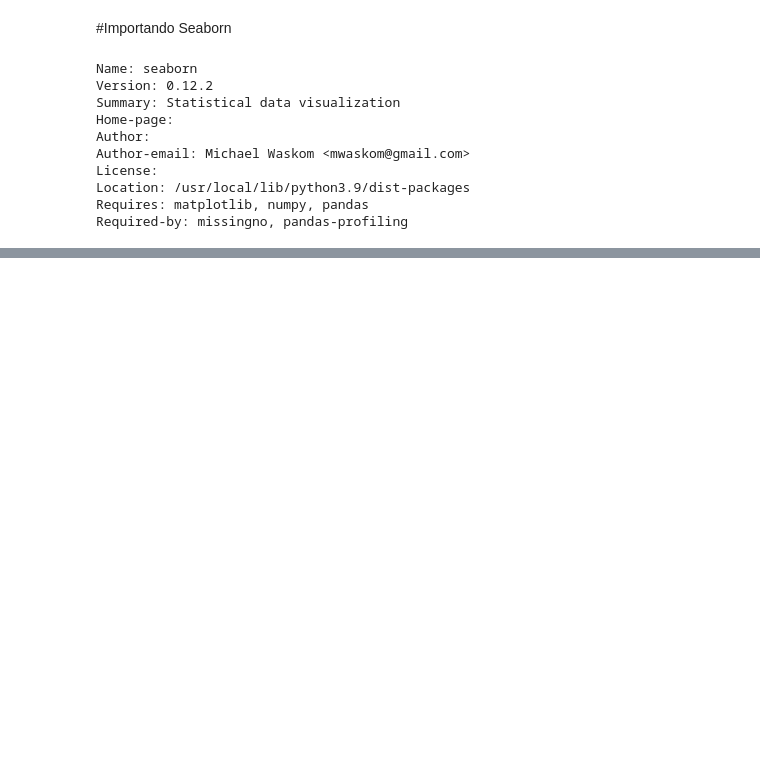
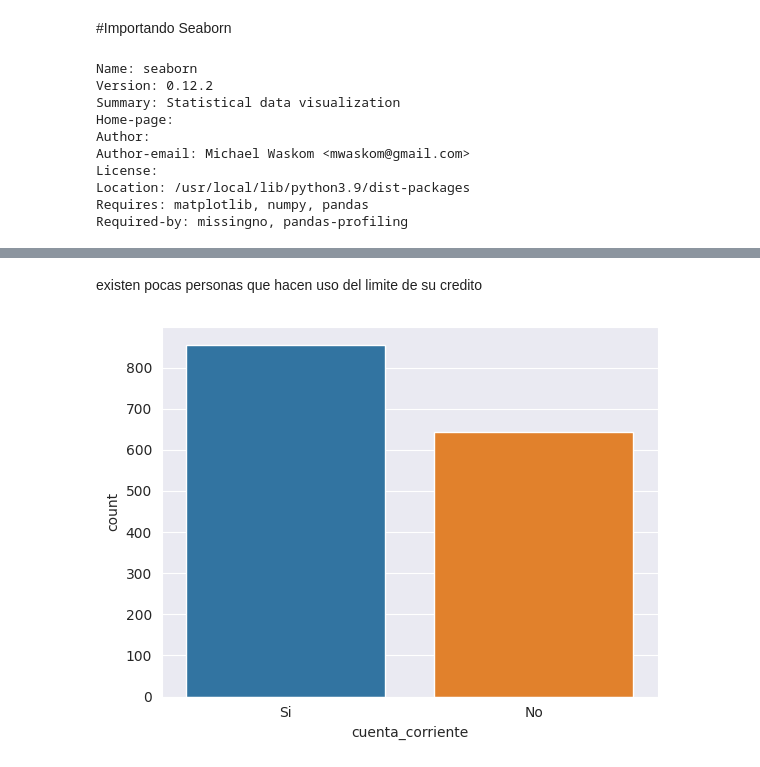
Before and after one commit to osdan97/Alura-Data_Visualization-Explorando-con-Seaborn, a Jupyter notebook: Aula_1.ipynb, the cells around one changed output, grey strips where cells are left out. Saved outputs shown, nothing was run; the diff lists cells and outputs as text; code cells hidden in the pictures; blank space fills up the shorter version.

```diff
--- a/Aula_1.ipynb
+++ b/Aula_1.ipynb
@@ -207,0 +227,6 @@ graf=sb.displot(data=tarjetas,x='edad',hue='escolaridad');
+# %% [markdown]
+existen pocas personas que hacen uso del limite de su credito
+# %%
+sb.countplot(data=tarjetas,x='cuenta_corriente');
+# %% [output]
+[figure, added]
```
Also changed, not shown: parts of 33 cells of this notebook.
